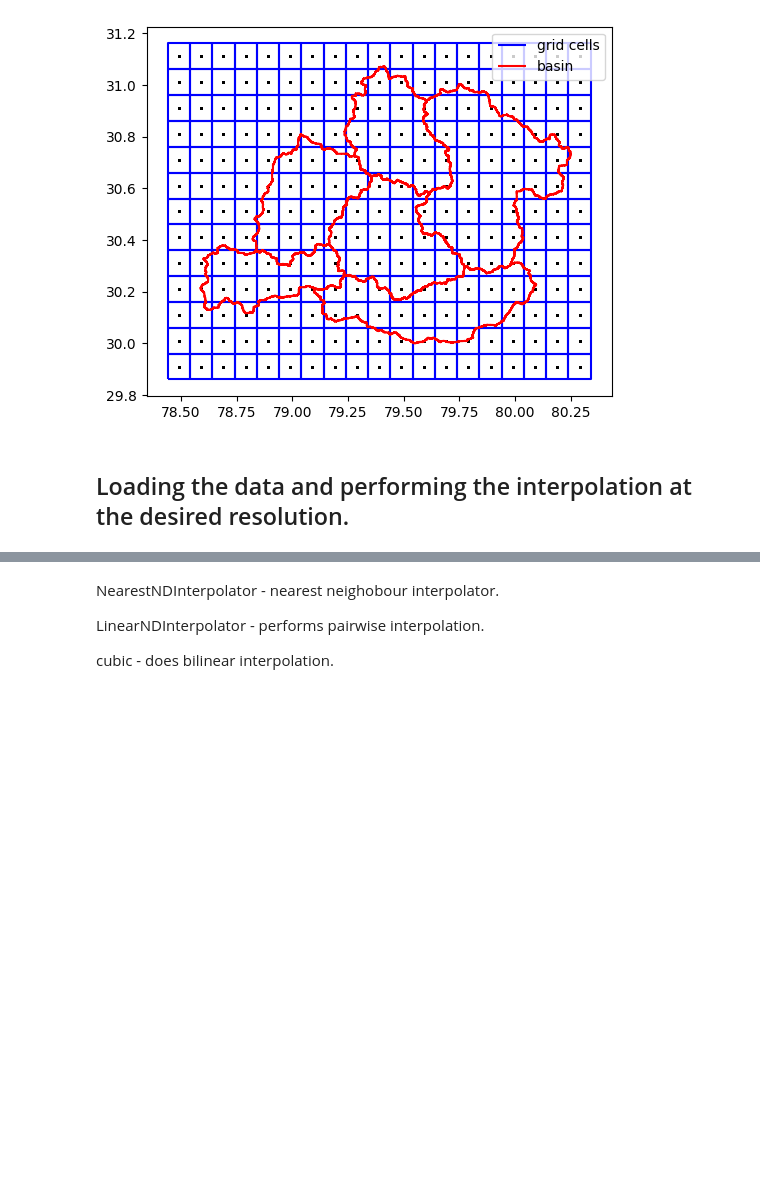
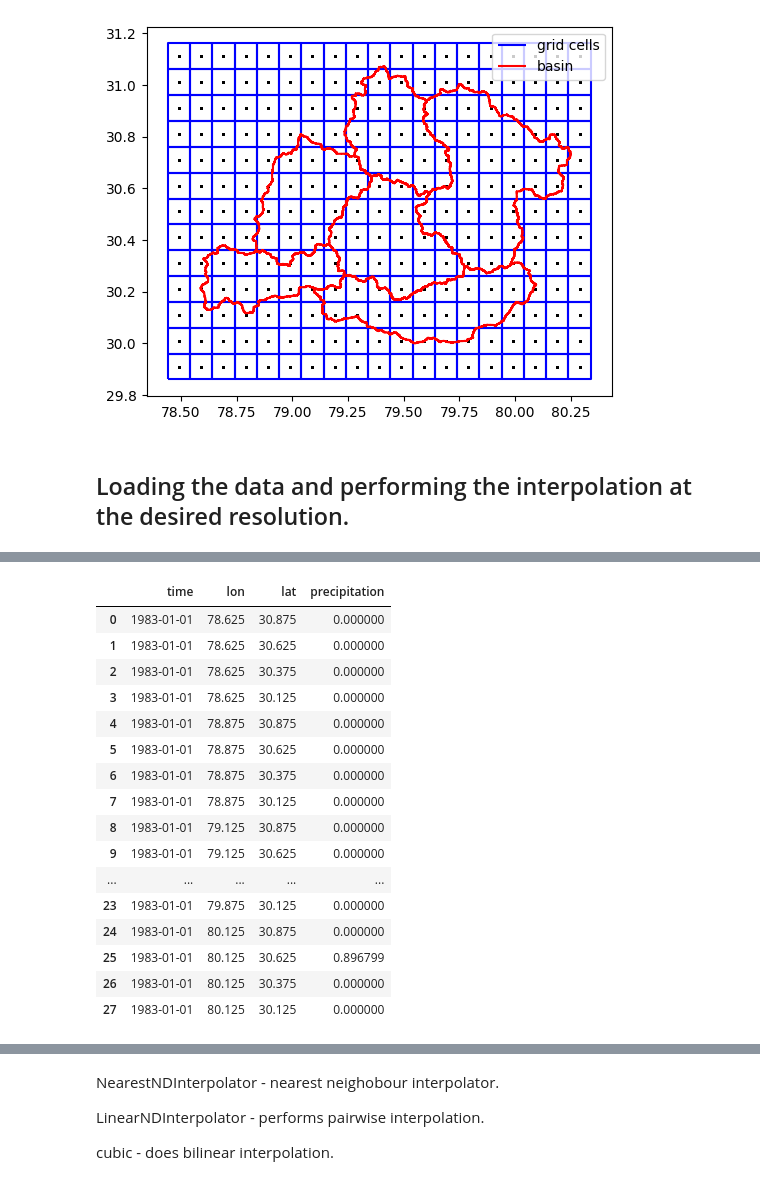
Before and after one commit to sonjaove/ML-hands-on, a Jupyter notebook: course_work/pasthistory.ipynb, the cells around one changed output, grey strips where cells are left out. Drawn from its saved outputs; the diff is of its cells as text; code cells hidden in the pictures; blank space fills up the shorter version.

```diff
--- a/course_work/pasthistory.ipynb
+++ b/course_work/pasthistory.ipynb
@@ -283,0 +313,3 @@ df[df.isna().any(axis=1)].tail()
+# %%
+df.drop_duplicates(inplace=True,ignore_index=True)
+df
@@ -319,2 +367,22 @@ xc_out,yc_out
+# %%
+df.iloc[0:28]
+# %% [output]
+|  | time | lon | lat | precipitation |
+| 0 | 1983-01-01 | 78.625 | 30.875 | 0.000000 |
+| 1 | 1983-01-01 | 78.625 | 30.625 | 0.000000 |
+| 2 | 1983-01-01 | 78.625 | 30.375 | 0.000000 |
+| 3 | 1983-01-01 | 78.625 | 30.125 | 0.000000 |
+| 4 | 1983-01-01 | 78.875 | 30.875 | 0.000000 |
+| 5 | 1983-01-01 | 78.875 | 30.625 | 0.000000 |
+| 6 | 1983-01-01 | 78.875 | 30.375 | 0.000000 |
+| 7 | 1983-01-01 | 78.875 | 30.125 | 0.000000 |
+| 8 | 1983-01-01 | 79.125 | 30.875 | 0.000000 |
+| 9 | 1983-01-01 | 79.125 | 30.625 | 0.000000 |
+| ... | ... | ... | ... | ... |
+| 23 | 1983-01-01 | 79.875 | 30.125 | 0.000000 |
+| 24 | 1983-01-01 | 80.125 | 30.875 | 0.000000 |
+| 25 | 1983-01-01 | 80.125 | 30.625 | 0.896799 |
+| 26 | 1983-01-01 | 80.125 | 30.375 | 0.000000 |
+| 27 | 1983-01-01 | 80.125 | 30.125 | 0.000000 |
 # %%
 #extracting the data.
```
Also changed, not shown: parts of 30 cells of this notebook, 1 other file.
